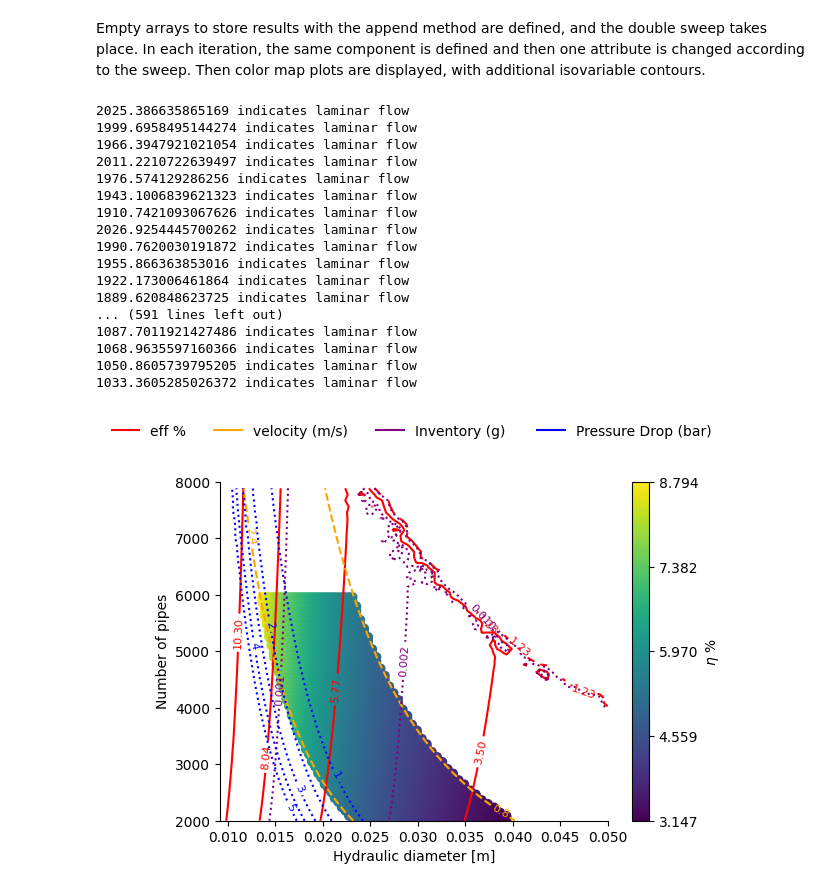
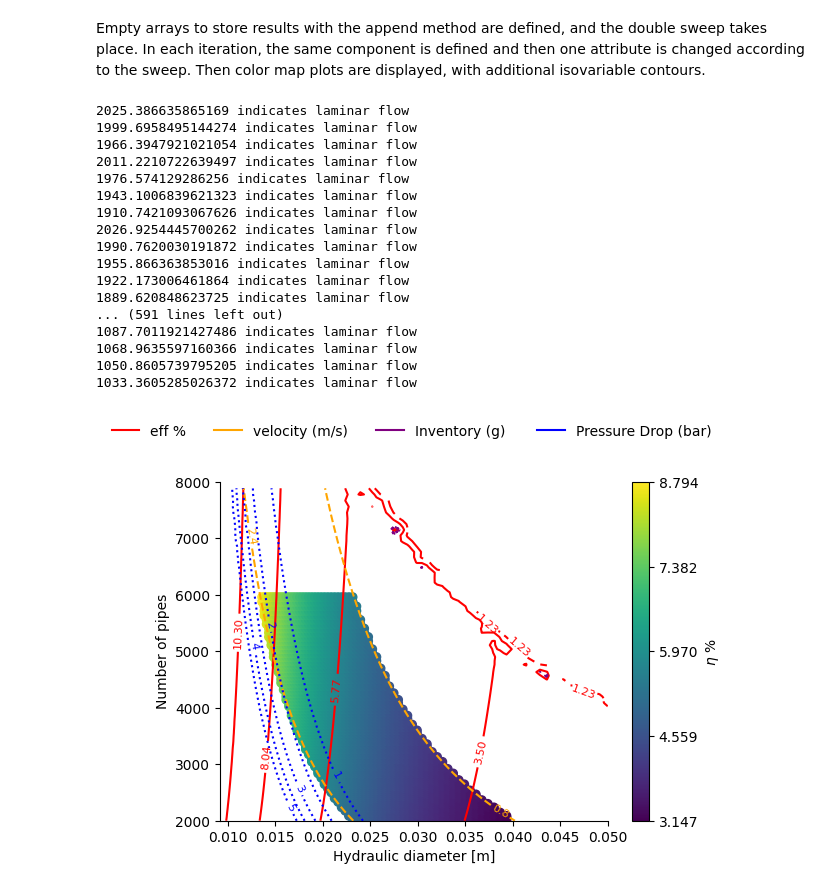
Before and after one commit to gabriele-ferrero/TRIOMA, a Jupyter notebook: Examples/feasibility_screening.ipynb, the cells around one changed output. Cells and saved outputs as stored; diff of their text form; code cells hidden in the pictures.

```diff
--- a/Examples/feasibility_screening.ipynb
+++ b/Examples/feasibility_screening.ipynb
@@ -76,7 +76,7 @@ for j,vec in enumerate(v_vec):
                         mat=materials.Flibe(T)
                         flibe=Fluid(T=T, Solubility=mat.Solubility, MS=False,D=mat.D, d_Hyd=d_hyd ,mu=mat.mu,rho=mat.rho,U0=1,k=mat.k,
                          cp=mat.cp)
-                        BB=BreedingBlanket(Q=Q,TBR=1.08,T_out=T_hot_prim,T_in=T_cold_prim,fluid=flibe, c_in=1E-10 )
+                        BB=BreedingBlanket(Q_tot=Q,Q_plasma=Q,TBR=1.08,T_out=T_hot_prim,T_in=T_cold_prim,fluid=flibe, c_in=1E-10 )
                         BB.get_flowrate()
                         BB.get_cout()
                         c0=BB.c_out
@@ -164,31 +164,31 @@ for j,vec in enumerate(v_vec):
         line1 = mlines.Line2D([], [], color=color_vector[0], markersize=15, label='eff %')
         line3 = mlines.Line2D([], [], color=color_vector[5], markersize=15, label='velocity (m/s)')
         # line7= mlines.Line2D([], [], color=color_vector[1], markersize=15, label='Pumping Power (W)')
         line8= mlines.Line2D([], [], color=color_vector[4], markersize=15, label='Inventory (g) ')
         line9= mlines.Line2D([], [], color=color_vector[1], markersize=15, label='Pressure Drop (bar) ')
         plt.legend(handles=[line1, line3, line8,line9], bbox_to_anchor=(0.5, 1.15), loc='center', ncol=4, frameon=False)
         plt.gca().spines['top'].set_visible(False)
         plt.gca().spines['right'].set_visible(False)
         plt.tight_layout()
         plt.savefig('feasibility_map_.png', dpi=300)
 
         plt.show()
 # %% [output]
 2025.386635865169 indicates laminar flow
 1999.6958495144274 indicates laminar flow
 1966.3947921021054 indicates laminar flow
 2011.2210722639497 indicates laminar flow
 1976.574129286256 indicates laminar flow
 1943.1006839621323 indicates laminar flow
 1910.7421093067626 indicates laminar flow
 2026.9254445700262 indicates laminar flow
 1990.7620030191872 indicates laminar flow
 1955.866363853016 indicates laminar flow
 1922.173006461864 indicates laminar flow
 1889.620848623725 indicates laminar flow
 ... (591 lines left out)
 1087.7011921427486 indicates laminar flow
 1068.9635597160366 indicates laminar flow
 1050.8605739795205 indicates laminar flow
 1033.3605285026372 indicates laminar flow
-[figure, old version]
+[figure, new version]
```
Also changed, not shown: 9 other files.
